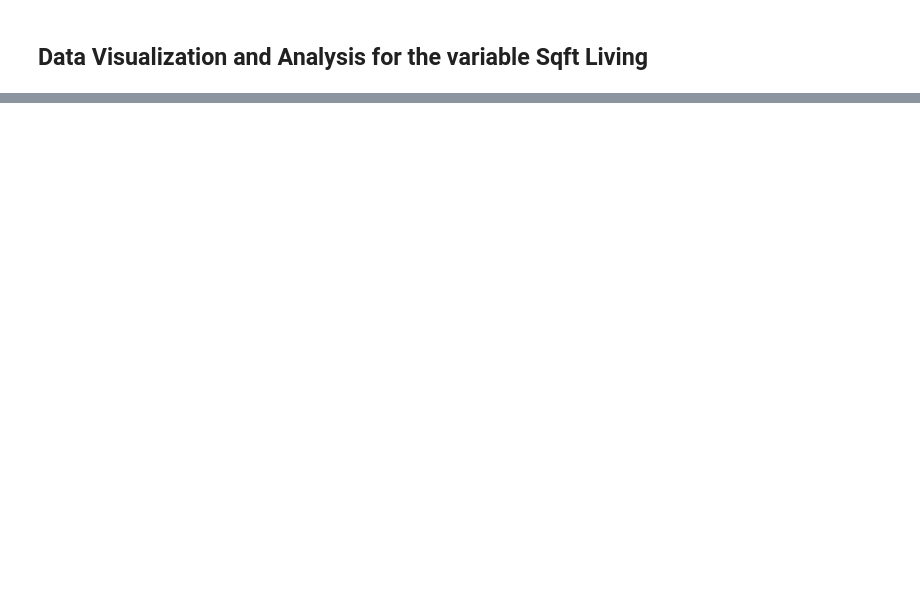
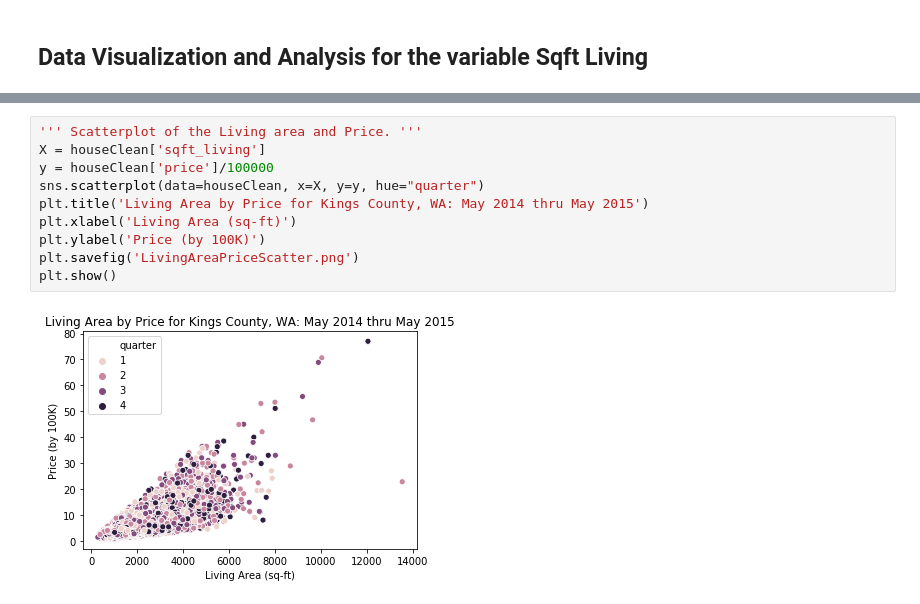
Before and after one commit to giantmagellan/WashStateHousingSales, a Jupyter notebook: House_Sales_DAV_BF.ipynb, the cells around one changed output, grey strips where cells are left out. Drawn from its saved outputs; the diff is of its cells as text; blank space fills up the shorter version.

```diff
--- a/House_Sales_DAV_BF.ipynb
+++ b/House_Sales_DAV_BF.ipynb
@@ -44,0 +57,12 @@ plt.show()
+# %%
+''' Scatterplot of the Living area and Price. '''
+X = houseClean['sqft_living']
+y = houseClean['price']/100000
+sns.scatterplot(data=houseClean, x=X, y=y, hue="quarter")
+plt.title('Living Area by Price for Kings County, WA: May 2014 thru May 2015')
+plt.xlabel('Living Area (sq-ft)')
+plt.ylabel('Price (by 100K)')
+plt.savefig('LivingAreaPriceScatter.png')
+plt.show()
+# %% [output]
+[figure, added]
```
Also changed, not shown: parts of 3 cells of this notebook, 7 other files.
